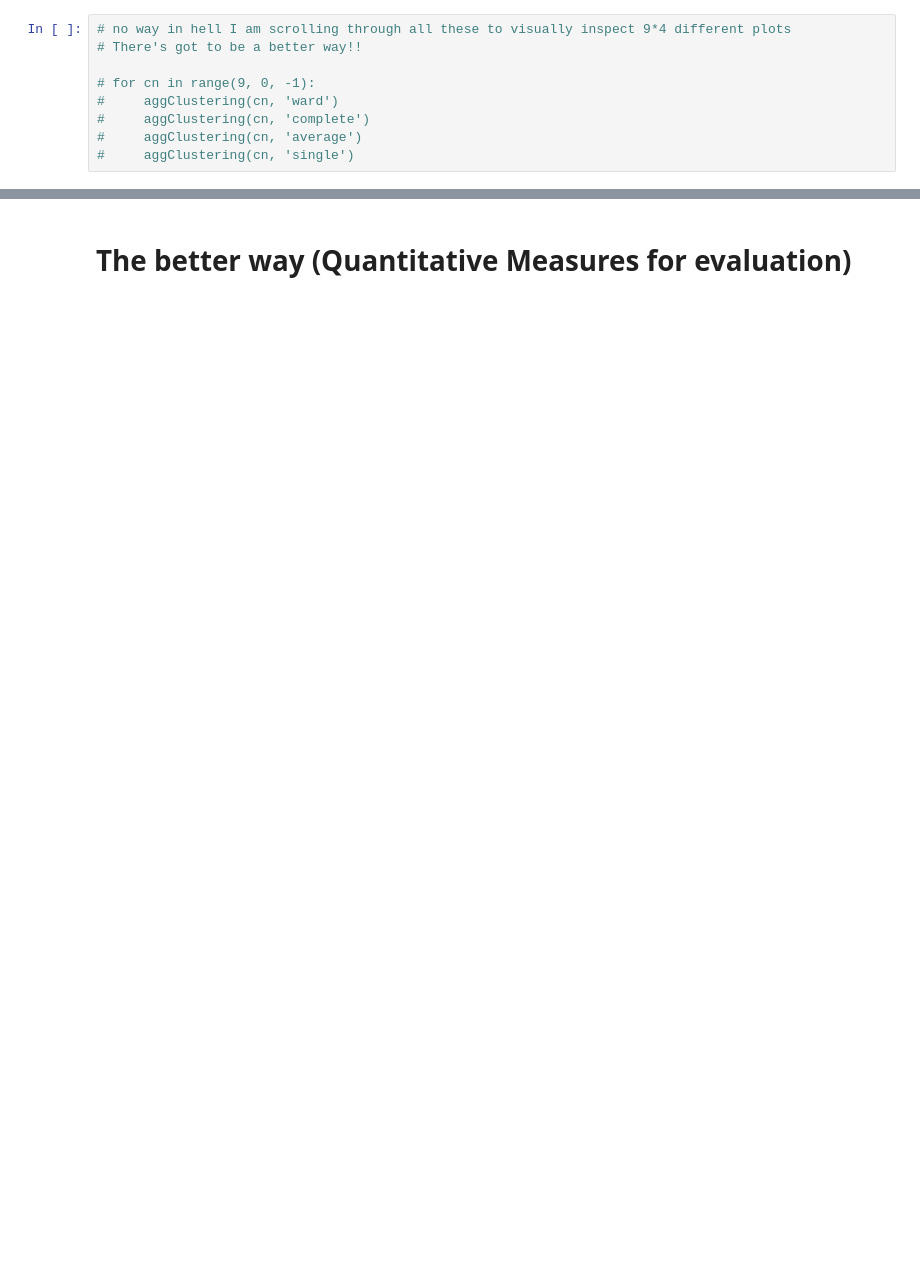
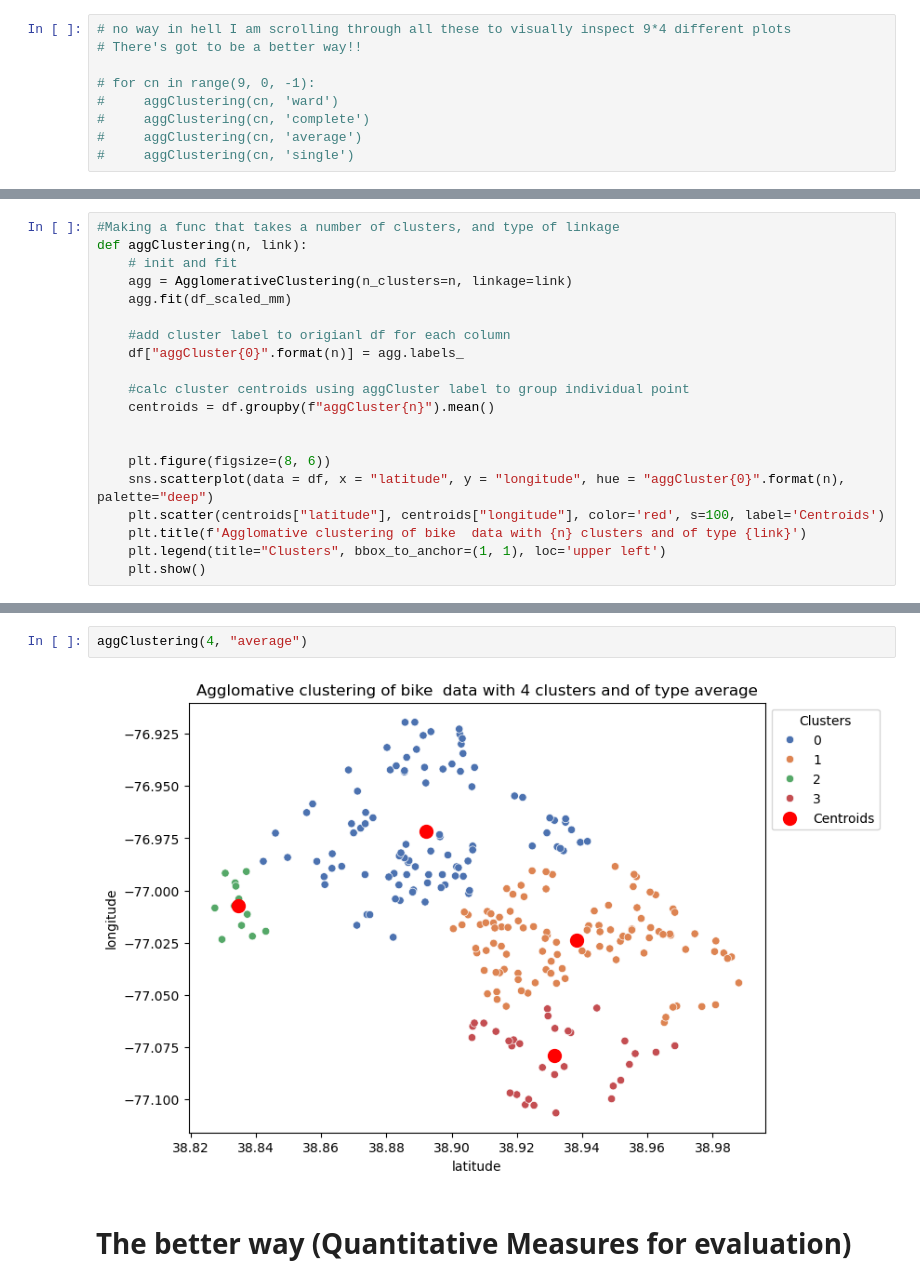
Before and after one commit to hsahmad112/DataAndThingsW2025, a Jupyter notebook: exercise_10.ipynb, the cells around one changed output, grey strips where cells are left out. Drawn from its saved outputs; the diff is of its cells as text; blank space fills up the shorter version.

```diff
--- a/exercise_10.ipynb
+++ b/exercise_10.ipynb
@@ -176,0 +353,20 @@ cut off at height 0.3 on linkage = average i.e the 4 major branches
+# %%
+#Making a func that takes a number of clusters, and type of linkage
+def aggClustering(n, link):
+    # init and fit
+    agg = AgglomerativeClustering(n_clusters=n, linkage=link)
+    agg.fit(df_scaled_mm)
+
+    #add cluster label to origianl df for each column
+    df["aggCluster{0}".format(n)] = agg.labels_
+
+    #calc cluster centroids using aggCluster label to group individual point
+    centroids = df.groupby(f"aggCluster{n}").mean()
+
+
+    plt.figure(figsize=(8, 6))
+    sns.scatterplot(data = df, x = "latitude", y = "longitude", hue = "aggCluster{0}".format(n), palette="deep")
+    plt.scatter(centroids["latitude"], centroids["longitude"], color='red', s=100, label='Centroids')
+    plt.title(f'Agglomative clustering of bike  data with {n} clusters and of type {link}')
+    plt.legend(title="Clusters", bbox_to_anchor=(1, 1), loc='upper left')
+    plt.show()
@@ -177,3 +404,7 @@ cut off at height 0.3 on linkage = average i.e the 4 major branches
+# %%
+aggClustering(4, "average")
+# %% [output]
+[figure, added]
 # %% [markdown]
 # The better way (Quantitative Measures for evaluation)
 # %%
```
Also changed, not shown: parts of 31 cells of this notebook.
